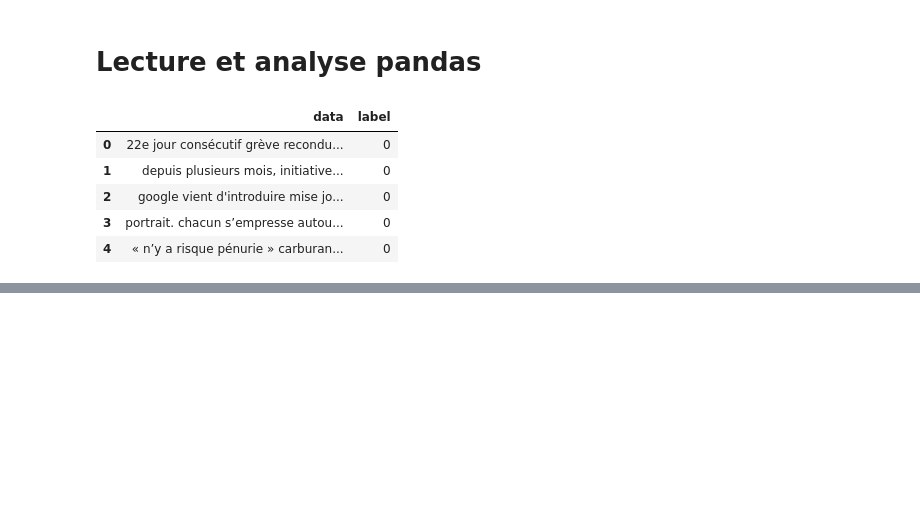
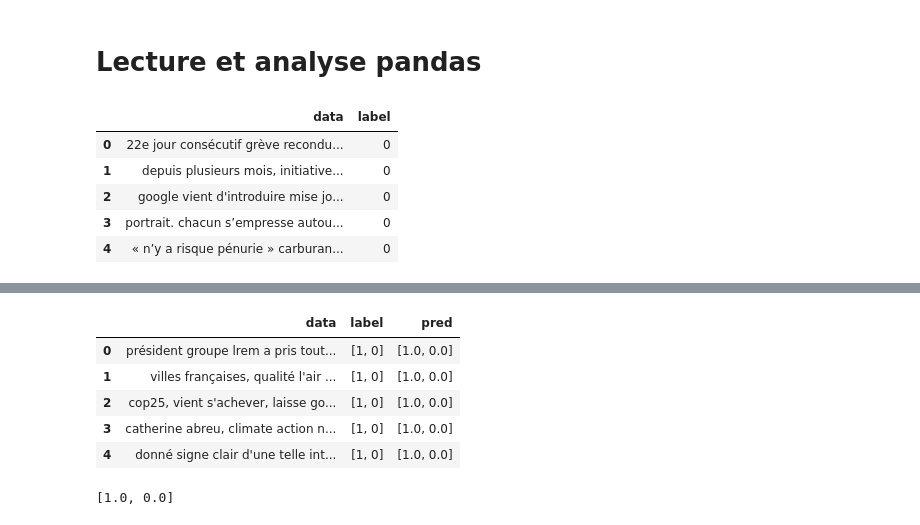
Before and after one commit to ValentinCord/HandsOnAI_2, a Jupyter notebook: NLP_Transformer.ipynb, the cells around one changed output, grey strips where cells are left out. Saved outputs shown, nothing was run; the diff lists cells and outputs as text; code cells hidden in the pictures; blank space fills up the shorter version.

```diff
--- a/NLP_Transformer.ipynb
+++ b/NLP_Transformer.ipynb
@@ -215,13 +250,13 @@ Requirement already satisfied: sentencepiece in /usr/local/lib/python3.8/dist-pa
 # %%
 train_size = 0.8
-train_dataset=df.sample(frac=train_size,random_state=200)
-test_dataset=df.drop(train_dataset.index).reset_index(drop=True)
+train_dataset=cleaned_df.sample(frac=train_size,random_state=200)
+test_dataset=cleaned_df.drop(train_dataset.index).reset_index(drop=True)
 train_dataset = train_dataset.reset_index(drop=True)
 
-print("FULL Dataset: {}".format(new_df.shape))
+print("FULL Dataset: {}".format(cleaned_df.shape))
 print("TRAIN Dataset: {}".format(train_dataset.shape))
 print("TEST Dataset: {}".format(test_dataset.shape))
 
-training_set = CustomDataset(train_dataset, tokenizer, MAX_LEN)
-testing_set = CustomDataset(test_dataset, tokenizer, MAX_LEN)
+training_set = CustomDataset(cleaned_df, tokenizer, MAX_LEN)
+testing_set = CustomDataset(cleaned_df_test, tokenizer, MAX_LEN)
 # %% [output]
@@ -235,7 +270,7 @@ train_params = {'batch_size': TRAIN_BATCH_SIZE,
                 }
 
 test_params = {'batch_size': VALID_BATCH_SIZE,
-                'shuffle': True,
+                'shuffle': False,
                 'num_workers': 0
                 }
 
@@ -303,5 +363,5 @@ Epoch: 9, Loss:  0.005451197735965252
 # %%
-def validation(epoch):
+def validation():
     model.eval()
     fin_targets=[]
     fin_outputs=[]
@@ -314,18 +374,17 @@ def validation(epoch):
         outputs = model(ids, mask, token_type_ids)
         fin_targets.extend(targets.cpu().detach().numpy().tolist())
 
-        m = nn.Softmax(dim=1)
-        fin_outputs.extend(torch.sigmoid(outputs).cpu().detach().numpy().tolist())
+        m = torch.nn.Softmax(dim=1)
+        fin_outputs.extend(torch.round(m(outputs)).cpu().detach().numpy().tolist())
+
     return fin_outputs, fin_targets
 # %%
 from sklearn import metrics
-for epoch in range(EPOCHS):
-  outputs, targets = validation(epoch)
-  outputs = np.array(outputs) >= 0.5
-  accuracy = metrics.accuracy_score(targets, outputs)
-  f1_score_micro = metrics.f1_score(targets, outputs, average='micro')
-  f1_score_macro = metrics.f1_score(targets, outputs, average='macro')
-  print(f"Accuracy Score = {accuracy}")
-  print(f"F1 Score (Micro) = {f1_score_micro}")
-  print(f"F1 Score (Macro) = {f1_score_macro}")
+outputs, targets = validation()
+accuracy = metrics.accuracy_score(targets, outputs)
+f1_score_micro = metrics.f1_score(targets, outputs, average='micro')
+f1_score_macro = metrics.f1_score(targets, outputs, average='macro')
+print(f"Accuracy Score = {accuracy}")
+print(f"F1 Score (Micro) = {f1_score_micro}")
+print(f"F1 Score (Macro) = {f1_score_macro}")
 # %% [output]
@@ -501,0 +394,14 @@ F1 Score (Macro) = 0.973622311827957
+# %%
+cleaned_df_test['pred'] = outputs
+cleaned_df_test.head()
+# %% [output]
+|  | data | label | pred |
+| 0 | président groupe lrem a pris tout... | [1, 0] | [1.0, 0.0] |
+| 1 | villes françaises, qualité l'air ... | [1, 0] | [1.0, 0.0] |
+| 2 | cop25, vient s'achever, laisse go... | [1, 0] | [1.0, 0.0] |
+| 3 | catherine abreu, climate action n... | [1, 0] | [1.0, 0.0] |
+| 4 | donné signe clair d'une telle int... | [1, 0] | [1.0, 0.0] |
+# %%
+cleaned_df_test.loc[0]['pred']
+# %% [output]
+[1.0, 0.0]
```
Also changed, not shown: parts of 27 cells of this notebook.
